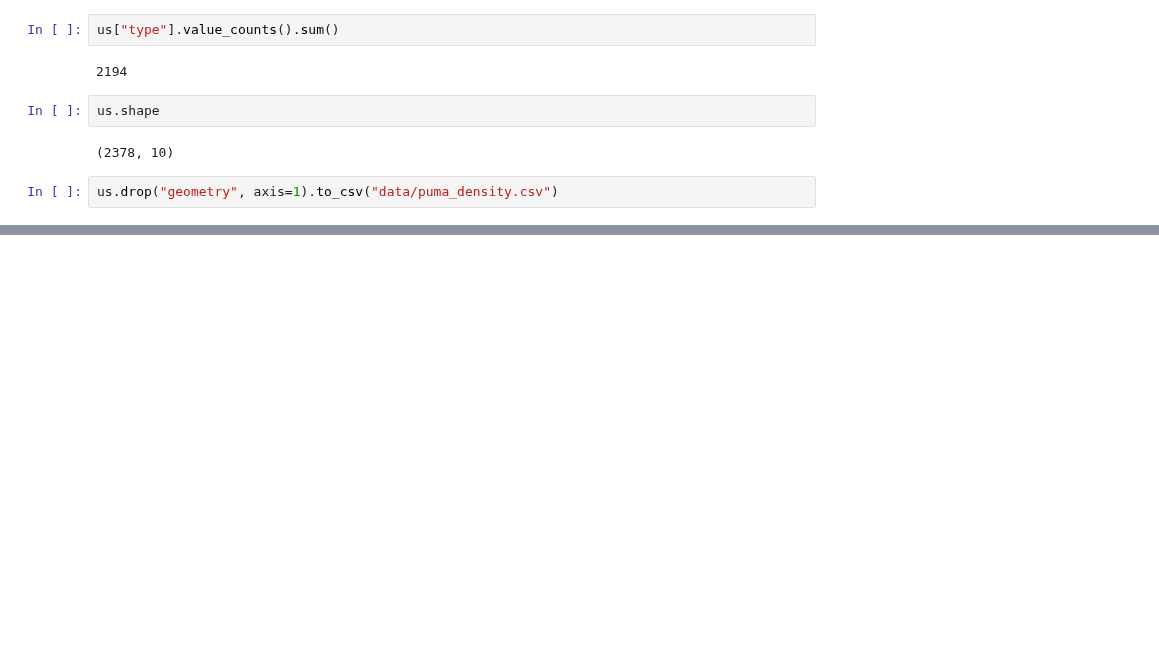
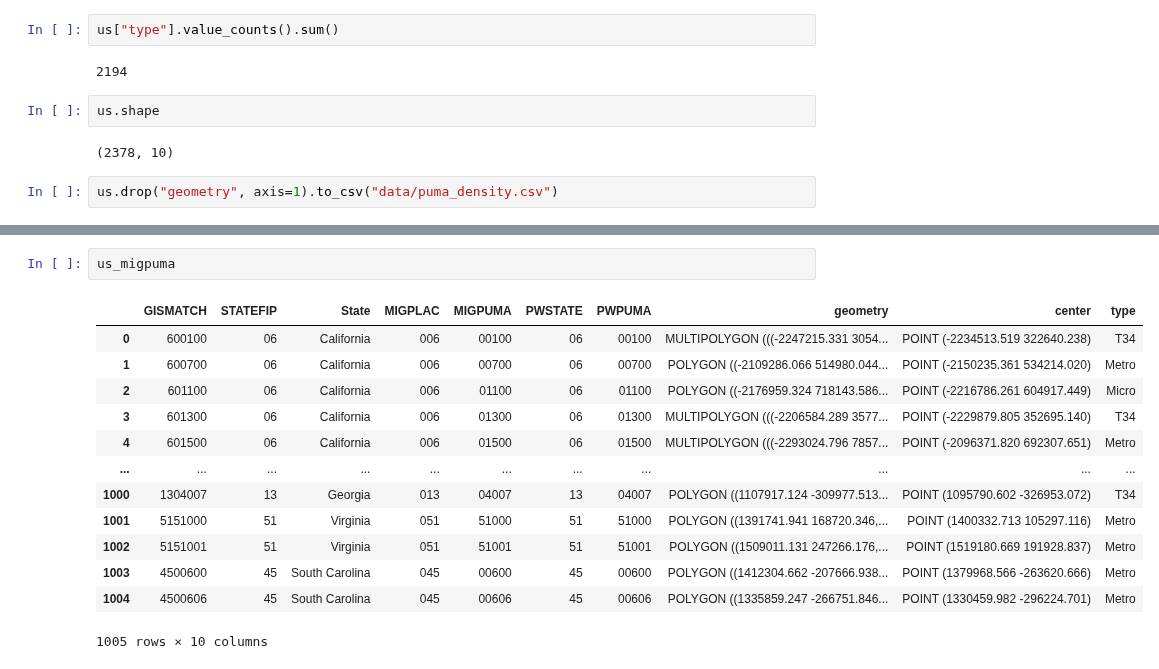
Before and after one commit to yianzhang14/us-migration-modeling, a Jupyter notebook: cbsa_coding.ipynb, the cells around one changed output, grey strips where cells are left out. Drawn from its saved outputs; the diff is of its cells as text; blank space fills up the shorter version.

```diff
--- a/cbsa_coding.ipynb
+++ b/cbsa_coding.ipynb
@@ -136,0 +195,16 @@ us.drop("geometry", axis=1).to_csv("data/puma_density.csv")
+# %%
+us_migpuma
+# %% [output]
+|  | GISMATCH | STATEFIP | State | MIGPLAC | MIGPUMA | PWSTATE | PWPUMA | geometry | center | type |
+| 0 | 600100 | 06 | California | 006 | 00100 | 06 | 00100 | MULTIPOLYGON (((-2247215.331 3054... | POINT (-2234513.519 322640.238) | T34 |
+| 1 | 600700 | 06 | California | 006 | 00700 | 06 | 00700 | POLYGON ((-2109286.066 514980.044... | POINT (-2150235.361 534214.020) | Metro |
+| 2 | 601100 | 06 | California | 006 | 01100 | 06 | 01100 | POLYGON ((-2176959.324 718143.586... | POINT (-2216786.261 604917.449) | Micro |
+| 3 | 601300 | 06 | California | 006 | 01300 | 06 | 01300 | MULTIPOLYGON (((-2206584.289 3577... | POINT (-2229879.805 352695.140) | T34 |
+| 4 | 601500 | 06 | California | 006 | 01500 | 06 | 01500 | MULTIPOLYGON (((-2293024.796 7857... | POINT (-2096371.820 692307.651) | Metro |
+| ... | ... | ... | ... | ... | ... | ... | ... | ... | ... | ... |
+| 1000 | 1304007 | 13 | Georgia | 013 | 04007 | 13 | 04007 | POLYGON ((1107917.124 -309977.513... | POINT (1095790.602 -326953.072) | T34 |
+| 1001 | 5151000 | 51 | Virginia | 051 | 51000 | 51 | 51000 | POLYGON ((1391741.941 168720.346,... | POINT (1400332.713 105297.116) | Metro |
+| 1002 | 5151001 | 51 | Virginia | 051 | 51001 | 51 | 51001 | POLYGON ((1509011.131 247266.176,... | POINT (1519180.669 191928.837) | Metro |
+| 1003 | 4500600 | 45 | South Carolina | 045 | 00600 | 45 | 00600 | POLYGON ((1412304.662 -207666.938... | POINT (1379968.566 -263620.666) | Metro |
+| 1004 | 4500606 | 45 | South Carolina | 045 | 00606 | 45 | 00606 | POLYGON ((1335859.247 -266751.846... | POINT (1330459.982 -296224.701) | Metro |
+1005 rows × 10 columns
```
Also changed, not shown: parts of 11 cells of this notebook, 3 other files.
